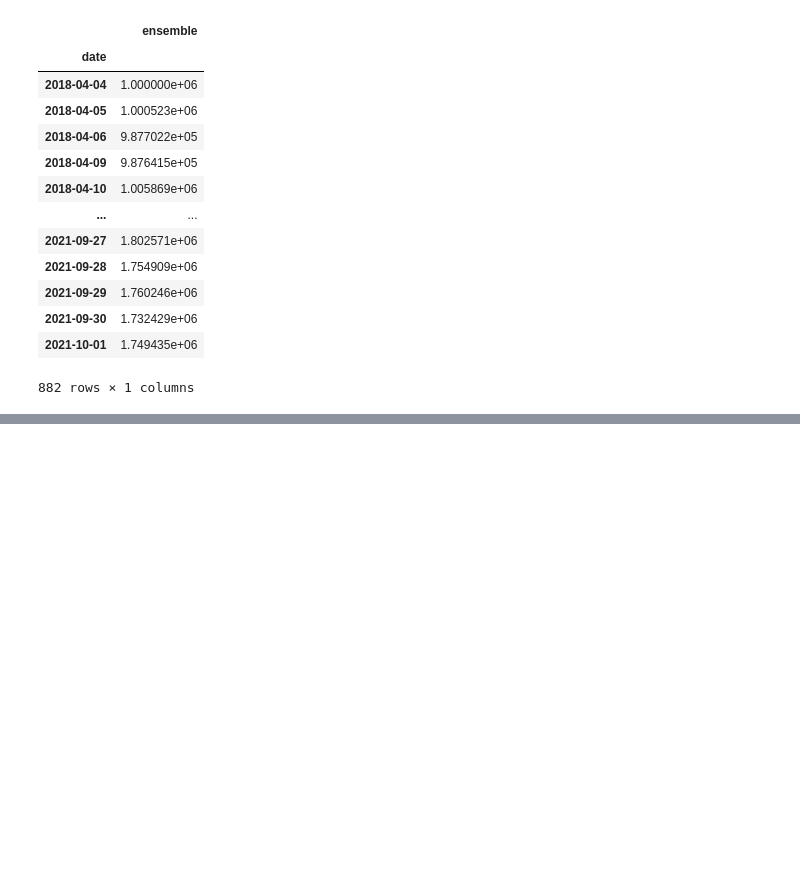
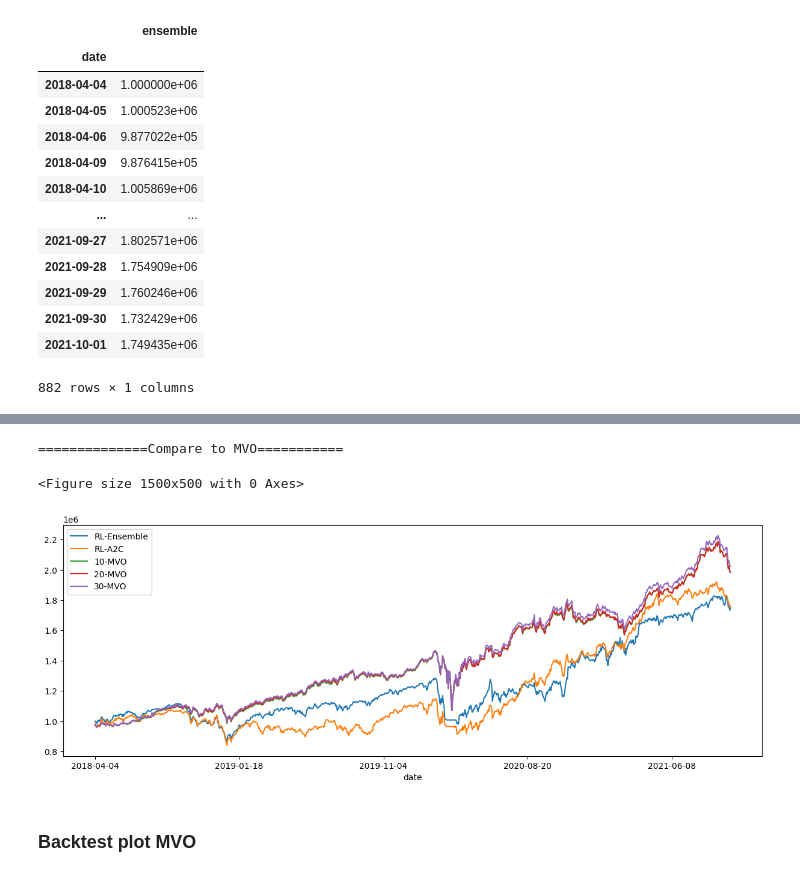
Before and after one commit to SimonCao1207/rl4po, a Jupyter notebook: test.ipynb, the cells around one changed output, grey strips where cells are left out. Saved outputs shown, nothing was run; the diff lists cells and outputs as text; code cells hidden in the pictures; blank space fills up the shorter version.

```diff
--- a/test.ipynb
+++ b/test.ipynb
@@ -269,0 +323,46 @@ result.plot();
+# %%
+df_10_mvo = pd.read_csv("results_mvo/10-mvo_analysis.csv")
+df_10_mvo = df_10_mvo[(df_10_mvo["Date"] >= df_result_ensemble.index[0]) & (df_10_mvo["Date"] <= df_result_ensemble.index[-1])]
+df_10_mvo.set_index('Date', inplace=True)
+# df_10_mvo = df_10_mvo / df_10_mvo["port_value"][0]
+df_10_mvo = df_10_mvo[["port_value"]]*1e6
+
+
+df_20_mvo = pd.read_csv("results_mvo/20-mvo_analysis.csv")
+df_20_mvo = df_20_mvo[(df_20_mvo["Date"] >= df_result_ensemble.index[0]) & (df_20_mvo["Date"] <= df_result_ensemble.index[-1])]
+df_20_mvo.set_index('Date', inplace=True)
+# df_20_mvo = df_20_mvo / df_20_mvo["port_value"][0]
+df_20_mvo = df_20_mvo[["port_value"]]*1e6
+
+df_30_mvo = pd.read_csv("results_mvo/30-mvo_analysis.csv")
+df_30_mvo = df_30_mvo[(df_30_mvo["Date"] >= df_result_ensemble.index[0]) & (df_30_mvo["Date"] <= df_result_ensemble.index[-1])]
+df_30_mvo.set_index('Date', inplace=True)
+# df_30_mvo = df_30_mvo / df_30_mvo["port_value"][0]
+df_30_mvo = df_30_mvo[["port_value"]]*1e6
+
+
+df_5_mvo = pd.read_csv("results_mvo/5-mvo_analysis.csv")
+df_5_mvo = df_5_mvo[(df_5_mvo["Date"] >= df_result_ensemble.index[0]) & (df_5_mvo["Date"] <= df_result_ensemble.index[-1])]
+df_5_mvo.set_index('Date', inplace=True)
+# df_5_mvo = df_5_mvo / df_5_mvo["port_value"][0]
+df_5_mvo = df_5_mvo[["port_value"]]*1e6
+# %%
+print("==============Compare to MVO===========")
+result = pd.DataFrame()
+result = pd.merge(df_result_ensemble, df_result_a2c, left_index=True, right_index=True)
+result = pd.merge(result, df_10_mvo, left_index=True, right_index=True)
+result = pd.merge(result, df_20_mvo, left_index=True, right_index=True)
+result = pd.merge(result, df_30_mvo, left_index=True, right_index=True)
+result.columns = ['RL-Ensemble', 'RL-A2C',  '10-MVO', '20-MVO', '30-MVO']
+
+%matplotlib inline
+plt.rcParams["figure.figsize"] = (15,5)
+plt.figure();
+result.plot();
+plt.savefig("RL-MVO.png")
+# %% [output]
+==============Compare to MVO===========
+<Figure size 1500x500 with 0 Axes>
+[figure, added]
+# %% [markdown]
+### Backtest plot MVO
```
Also changed, not shown: parts of 14 cells of this notebook, 1 other file.
